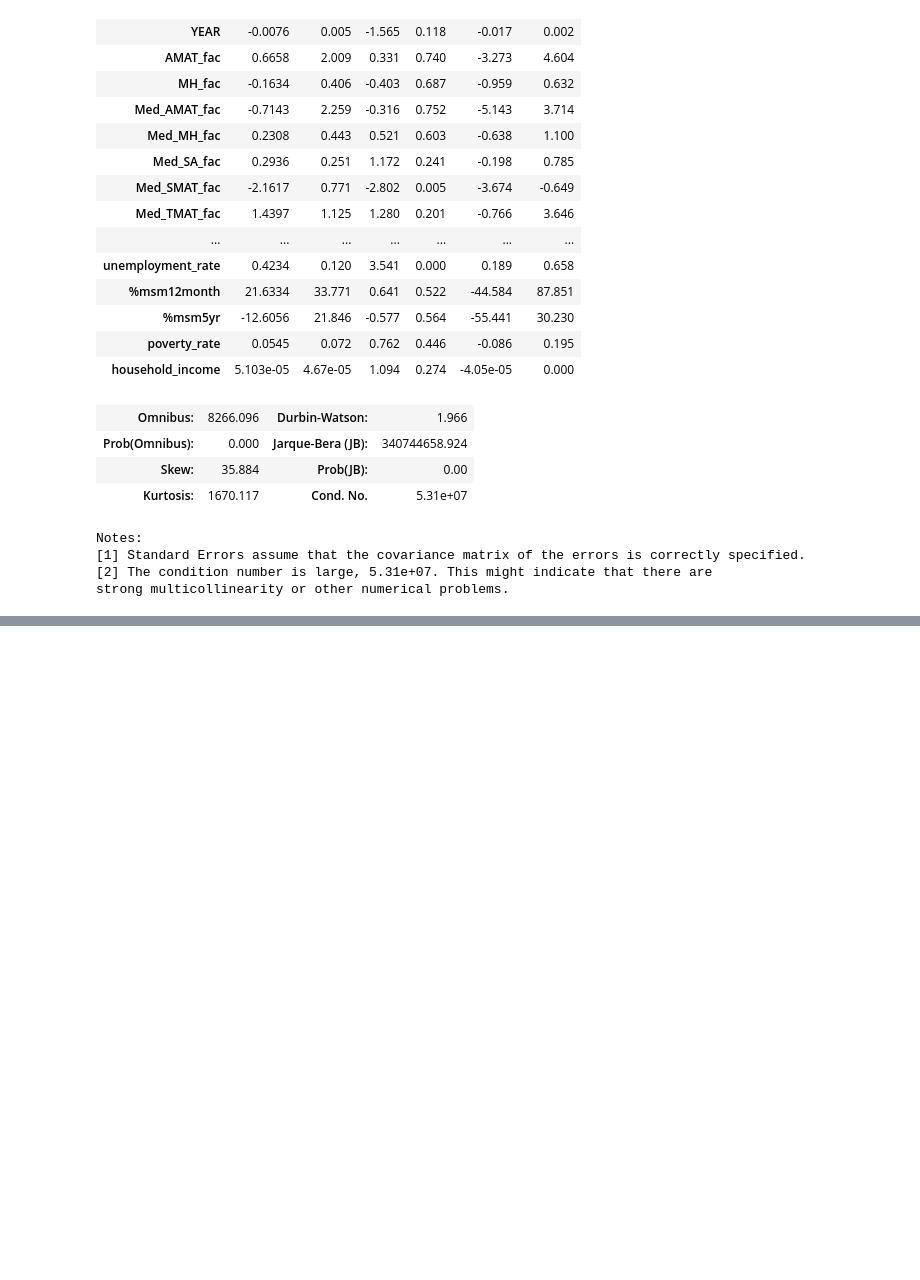
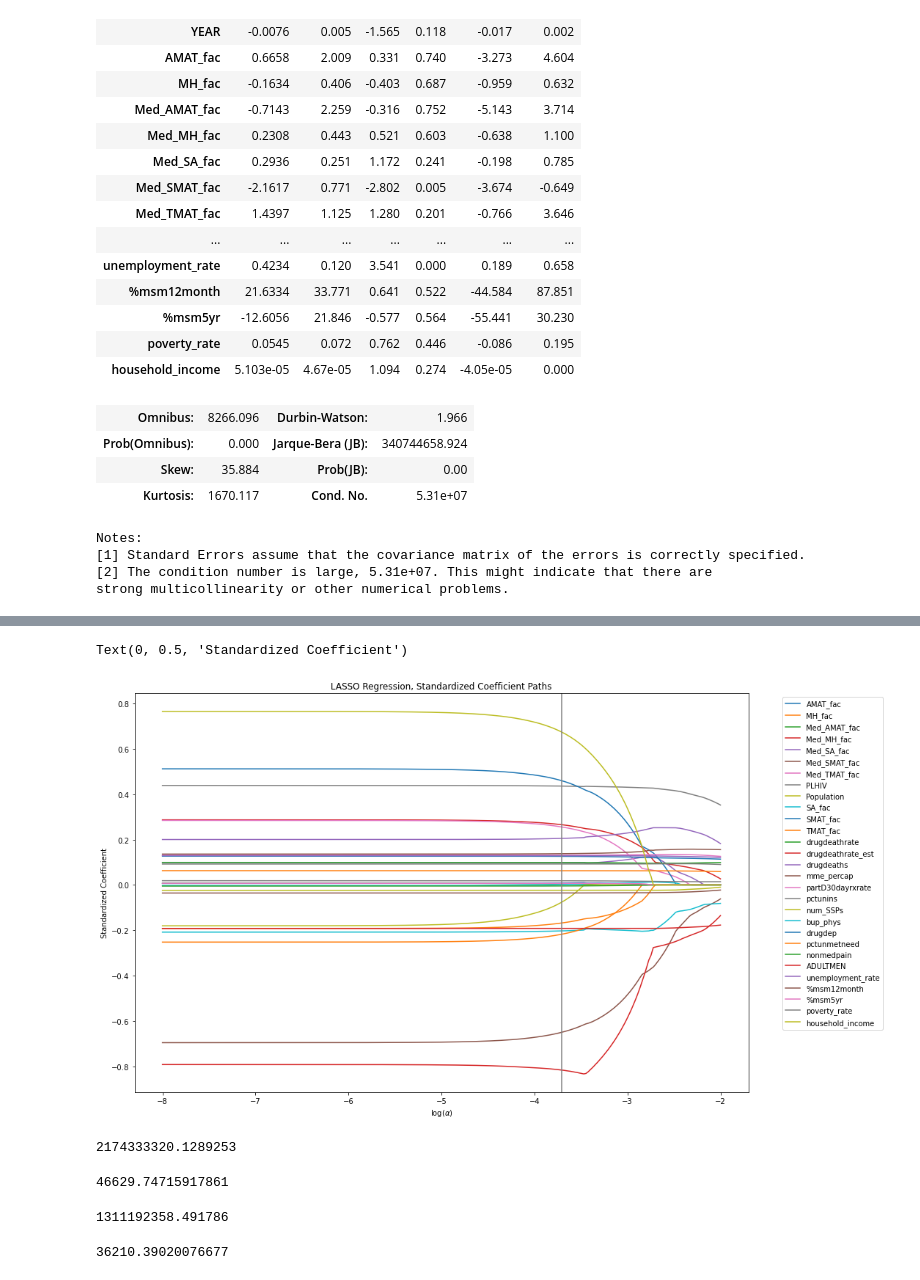
Before and after one commit to Samuel-Cespedes/pair_programming, a Jupyter notebook: forecast_HIV_infections/cs_regression.ipynb, the cells around one changed output, grey strips where cells are left out. Saved outputs shown, nothing was run; the diff lists cells and outputs as text; code cells hidden in the pictures; blank space fills up the shorter version.

```diff
--- a/forecast_HIV_infections/cs_regression.ipynb
+++ b/forecast_HIV_infections/cs_regression.ipynb
@@ -272,0 +475,29 @@ strong multicollinearity or other numerical problems.
+# %%
+lasso_models = []
+
+for alpha in lasso_alphas:
+    scaler = XyScaler()
+    scaler.fit(X_train.values, y_train.values)
+    X_train_std, y_train_std = scaler.transform(X_train.values, y_train.values)
+    lasso = Lasso(alpha=alpha)
+    lasso.fit(X_train_std, y_train_std)
+    lasso_models.append(lasso)
+# %%
+paths = pd.DataFrame(np.empty(shape=(len(lasso_alphas), len(X_train.columns))),
+                     index=lasso_alphas, columns=X_train.columns)
+
+for idx, model in enumerate(lasso_models):
+    paths.iloc[idx] = model.coef_
+
+fig, ax = plt.subplots(figsize=(15, 10))
+for column in X_train.columns:
+    path = paths.loc[:, column]
+    ax.plot(np.log10(lasso_alphas), path, label=column)
+ax.axvline(np.log10(lasso_optimal_alpha), color='grey')
+plt.legend(bbox_to_anchor=(1.05, 1.0), loc='upper left')
+ax.set_title("LASSO Regression, Standardized Coefficient Paths")
+ax.set_xlabel(r"$\log(\alpha)$")
+ax.set_ylabel("Standardized Coefficient")
+# %% [output]
+Text(0, 0.5, 'Standardized Coefficient')
+[figure, added]
@@ -272,0 +509,20 @@ strong multicollinearity or other numerical problems.
+# %%
+ridge_mse = mean_squared_error(y_test, ridge_pred)
+ridge_mse
+# %% [output]
+2174333320.1289253
+# %%
+ridge_rmse = np.sqrt(ridge_mse)
+ridge_rmse
+# %% [output]
+46629.74715917861
+# %%
+lasso_mse = mean_squared_error(y_test, lasso_pred)
+lasso_mse
+# %% [output]
+1311192358.491786
+# %%
+lasso_rmse = np.sqrt(lasso_mse)
+lasso_rmse
+# %% [output]
+36210.39020076677
```
Also changed, not shown: parts of 27 cells of this notebook.
